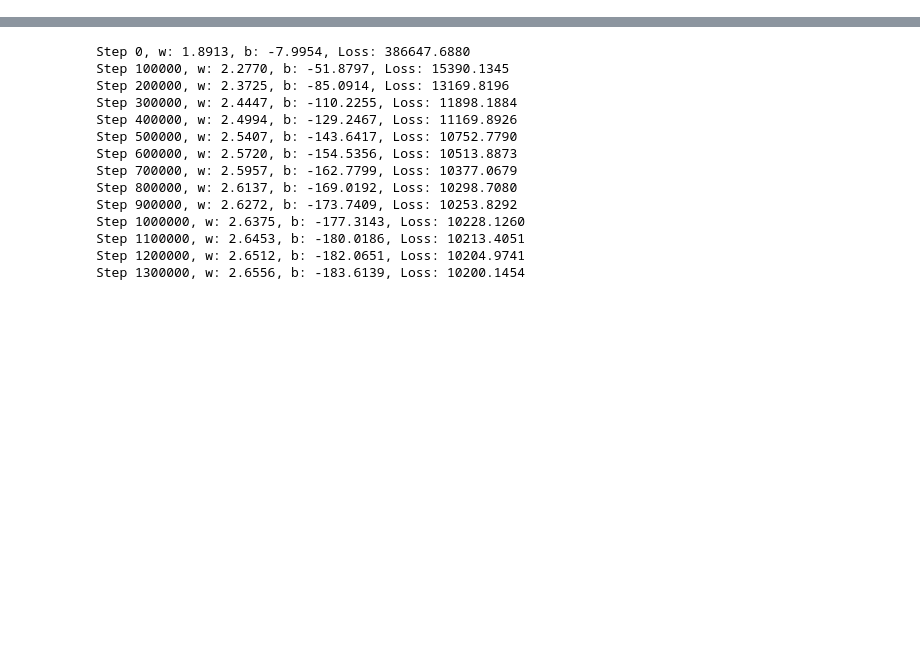
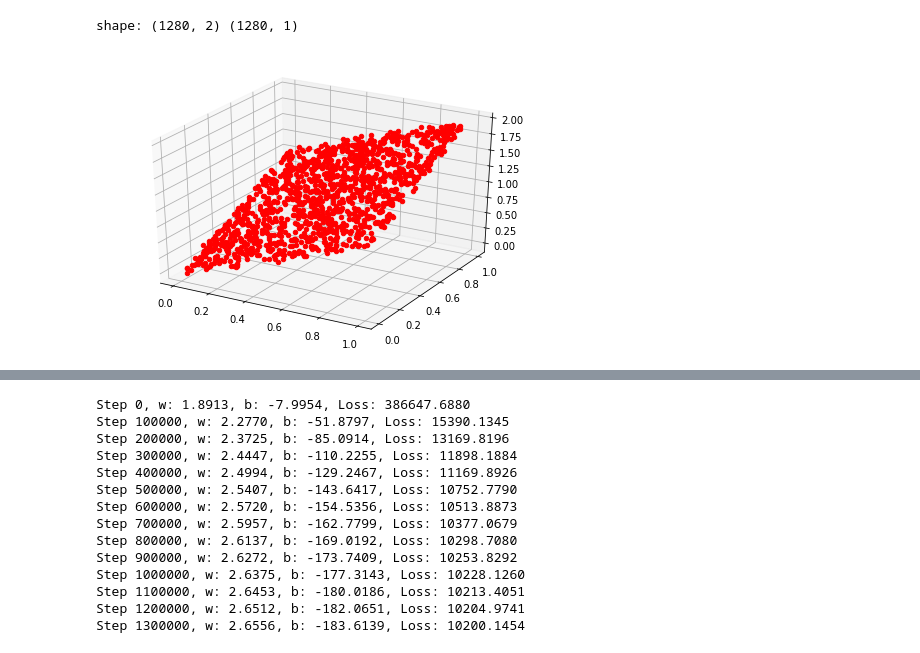
Before and after one commit to liucw2012/leostudy, a Jupyter notebook: Leotensorflow.ipynb, the cells around one changed output, grey strips where cells are left out. Drawn from its saved outputs; the diff is of its cells as text; code cells hidden in the pictures; blank space fills up the shorter version.

```diff
--- a/Leotensorflow.ipynb
+++ b/Leotensorflow.ipynb
@@ -0,0 +37,20 @@
+# %%
+import tensorflow as tf
+import numpy as np
+
+#  def test_where():
+# 定义一个tensor，表示condition，内部数据随机产生
+condition = tf.convert_to_tensor(np.random.random(6), dtype=tf.float32)
+
+# 定义两个tensor，表示原数据
+a = tf.ones(shape=[6, 4], name='a')
+
+b = tf.zeros(shape=[6, 4], name='b')
+
+# 选择大于0.5的数值的坐标，并根据condition信息在a和b中选取数据
+result = tf.where(condition > 0.5, a, b)
+
+with tf.Session() as sess:
+    c,r = sess.run([condition, result])
+    print("condition:\n", c)
+    print("r:\n",r)
@@ -0,0 +67,54 @@
+# %%
+import tensorflow as tf
+from numpy.random import RandomState
+import matplotlib.pyplot as plt
+from mpl_toolkits.mplot3d import Axes3D
+import numpy as np
+
+fig = plt.figure()
+ax = Axes3D(fig)
+
+#1.定义神经网络的相关参数和变量。
+batch_size = 8
+x = tf.placeholder(tf.float32, shape=(None, 2), name="x-input")
+y_ = tf.placeholder(tf.float32, shape=(None, 1), name='y-input')
+
+w1= tf.Variable(tf.random_normal([2, 1], stddev=1, seed=1))
+y = tf.matmul(x, w1)
+
+#2.设置自定义的损失函数。
+# 定义损失函数使得预测少了的损失大，于是模型应该偏向多的方向预测。
+loss_less = 10
+loss_more = 1
+loss = tf.reduce_sum(tf.where(tf.greater(y, y_), (y - y_) * loss_more, (y_ - y) * loss_less))
+train_step = tf.train.AdamOptimizer(0.001).minimize(loss)
+
+#3.生成模拟数据集。
+rdm = RandomState(1)
+X = rdm.rand(1280,2)
+Y = [[x1+x2+(rdm.rand()/10.0-0.05)] for (x1, x2) in X]
+print("shape:",X.shape,np.array(Y).shape)
+
+for i in range(len(X)):
+    ax.scatter(X[i][0],
+               X[i][1],
+               Y[i],
+            color='red')
+plt.show()
+#4. 训练模型。
+
+with tf.Session() as sess:
+    init_op = tf.global_variables_initializer()
+    sess.run(init_op)
+    STEPS = 5000
+    for i in range(STEPS):
+        start = (i*batch_size) % 128
+        end = (i*batch_size) % 128 + batch_size
+        sess.run(train_step, feed_dict={x: X[start:end], y_: Y[start:end]})
+        if i % 1000 == 0:
+            print("After %d training step(s), w1 is: " % (i),sess.run(w1))
+            print(sess.run(w1))
+    print("Final w1 is: \n", sess.run(w1))
+# %% [output]
+shape: (1280, 2) (1280, 1)
+[figure, added]
```
Also changed, not shown: parts of 12 cells of this notebook.
